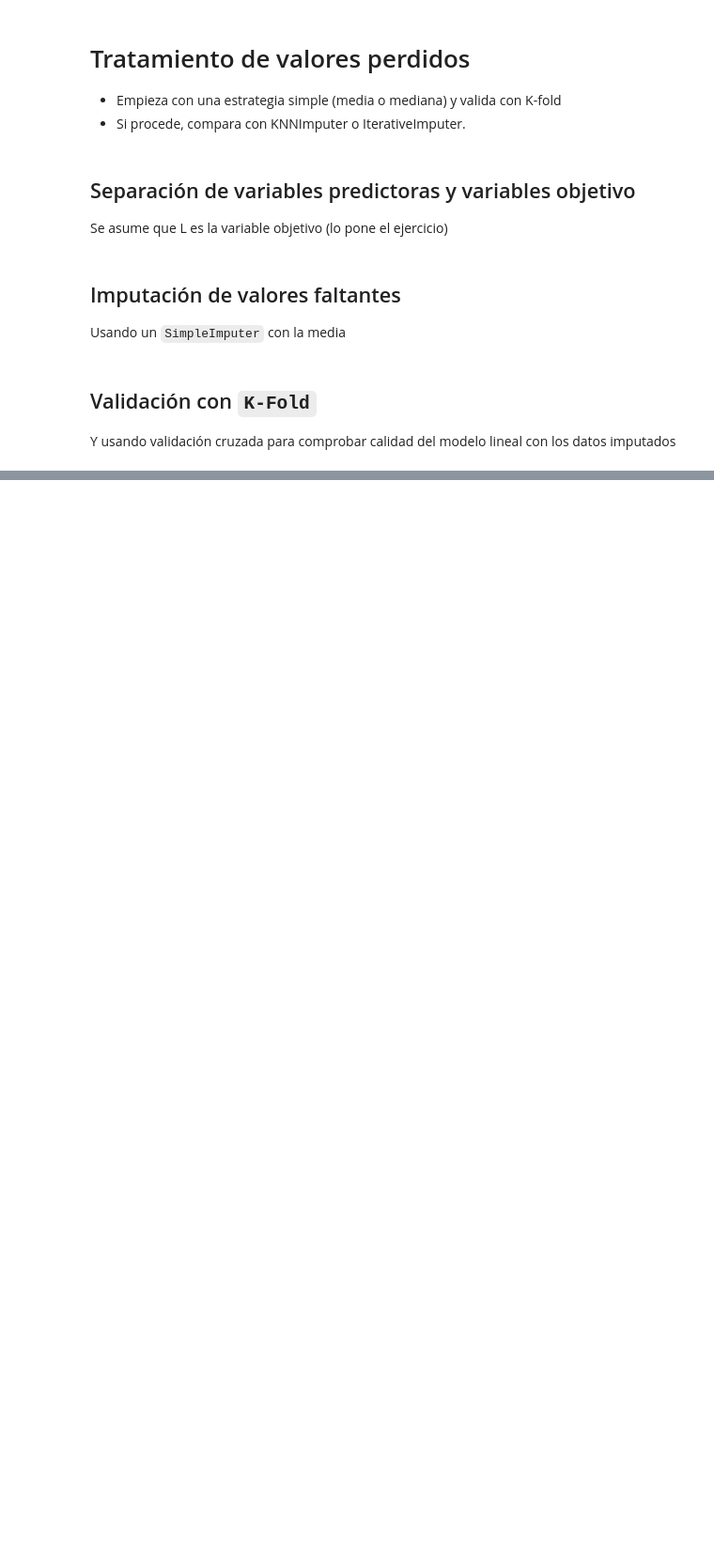
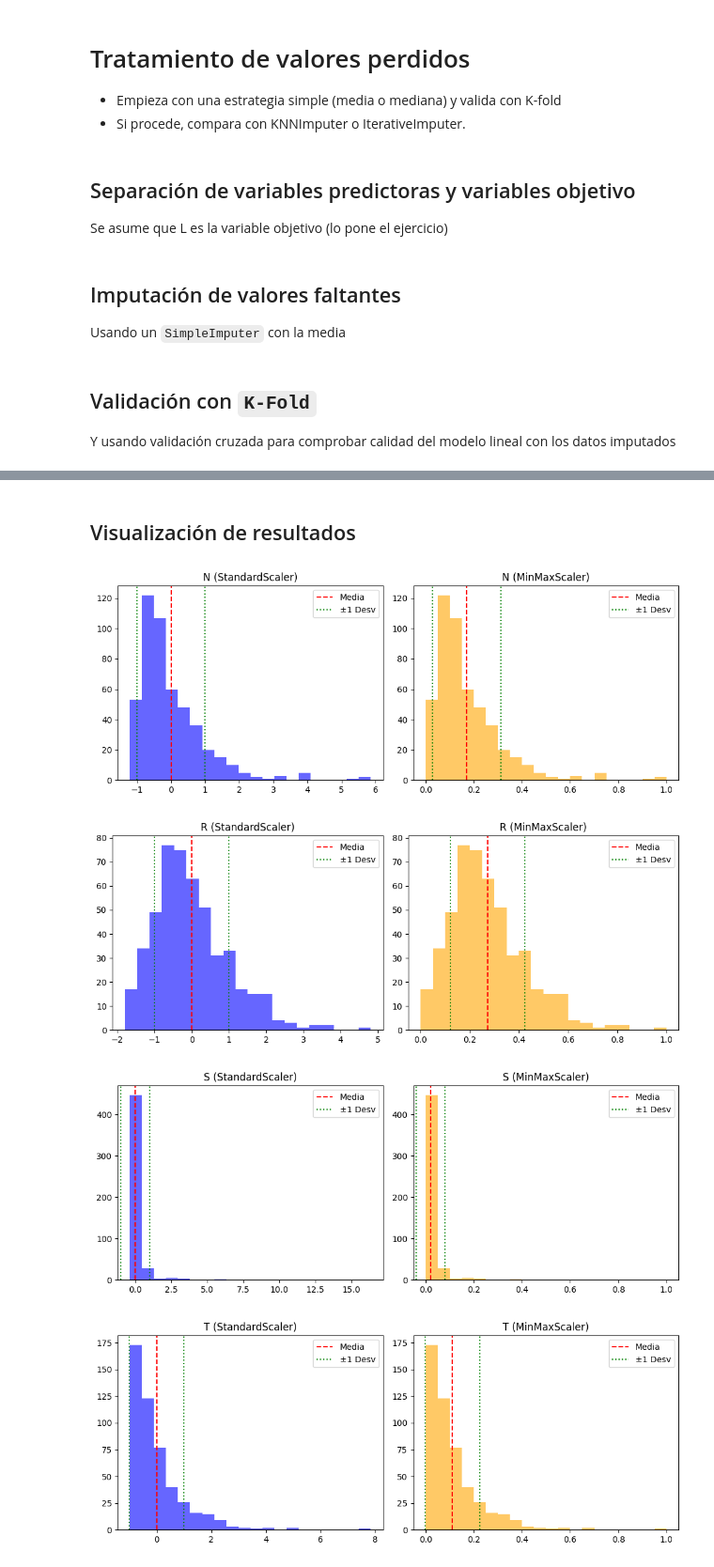
Before and after one commit to Samuels04/University, a Jupyter notebook: 4th Year/IntNeg/Práctica 3/Lab3.ipynb, the cells around one changed output, grey strips where cells are left out. Shown: that part at 94% size. Cells and saved outputs as stored; diff of their text form; code cells hidden in the pictures; blank space fills up the shorter version.

```diff
--- a/4th Year/IntNeg/Práctica 3/Lab3.ipynb
+++ b/4th Year/IntNeg/Práctica 3/Lab3.ipynb
@@ -365,0 +411,10 @@ Media del R²: 0.656998275460171
+# %%
+from sklearn.preprocessing import StandardScaler
+
+scaler_std = StandardScaler()
+X_std = scaler_std.fit_transform(X)
+
+# Convertir a DataFrame para inspeccionar
+X_std = pd.DataFrame(X_std, columns=X.columns)
+print("Valores escalados con StandardScaler:")
+print(X_std.describe())
@@ -365,0 +444,10 @@ Media del R²: 0.656998275460171
+# %%
+from sklearn.preprocessing import MinMaxScaler
+
+scaler_mm = MinMaxScaler()
+X_mm = scaler_mm.fit_transform(X)
+
+# Convertir a DataFrame
+X_mm = pd.DataFrame(X_mm, columns=X.columns)
+print("Valores escalados con MinMaxScaler:")
+print(X_mm.describe())
@@ -365,0 +465,36 @@ Media del R²: 0.656998275460171
+# %% [markdown]
+## Visualización de resultados
+# %%
+
+for col in X.columns:
+    plt.figure(figsize=(10,4))
+
+    # Histograma StandardScaler
+    plt.subplot(1,2,1)
+    plt.hist(X_std[col], bins=20, color='blue', alpha=0.6)
+    mean_std = np.mean(X_std[col])
+    std_std = np.std(X_std[col])
+    plt.axvline(mean_std, color='red', linestyle='--', label='Media')
+    plt.axvline(mean_std + std_std, color='green', linestyle=':', label='±1 Desv')
+    plt.axvline(mean_std - std_std, color='green', linestyle=':')
+    plt.title(f'{col} (StandardScaler)')
+    plt.legend()
+
+    # Histograma MinMaxScaler
+    plt.subplot(1,2,2)
+    plt.hist(X_mm[col], bins=20, color='orange', alpha=0.6)
+    mean_mm = np.mean(X_mm[col])
+    std_mm = np.std(X_mm[col])
+    plt.axvline(mean_mm, color='red', linestyle='--', label='Media')
+    plt.axvline(mean_mm + std_mm, color='green', linestyle=':', label='±1 Desv')
+    plt.axvline(mean_mm - std_mm, color='green', linestyle=':')
+    plt.title(f'{col} (MinMaxScaler)')
+    plt.legend()
+
+    plt.tight_layout()
+    plt.show()
+# %% [output]
+[figure, added]
+[figure, added]
+[figure, added]
+[figure, added]
```
Also changed, not shown: parts of 42 cells of this notebook.
